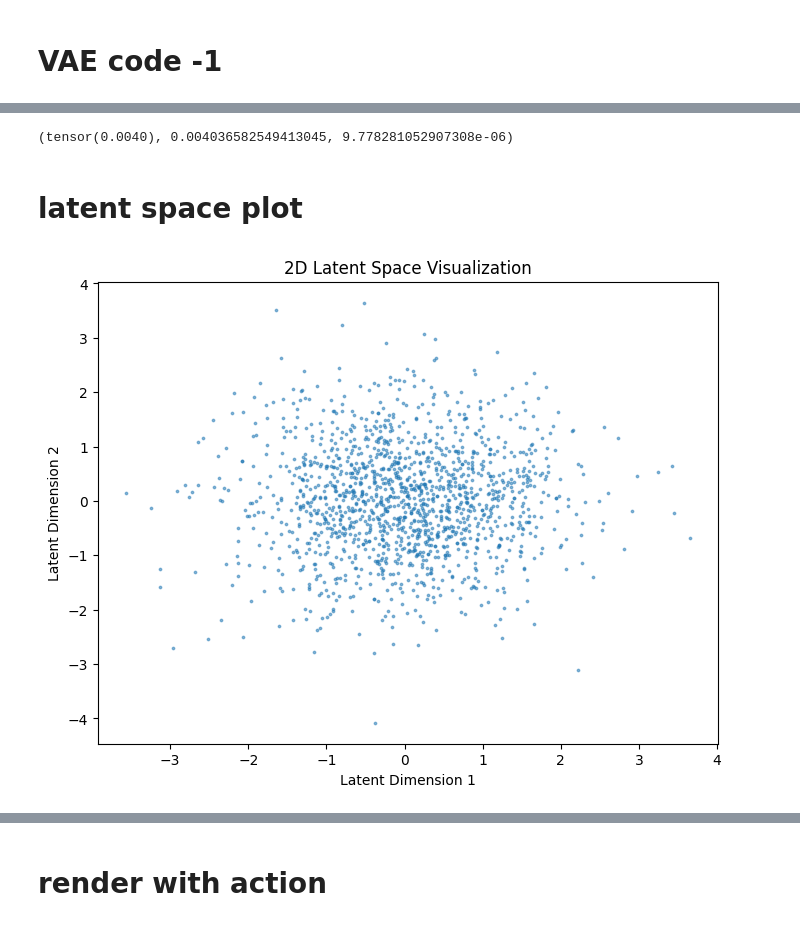
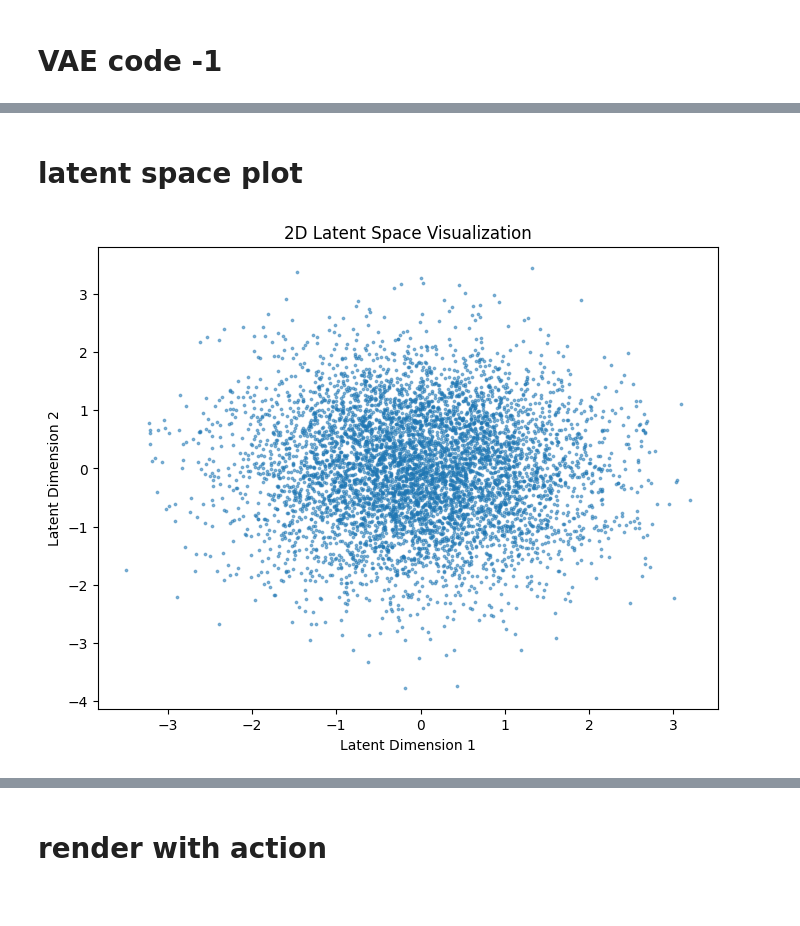
Before and after one commit to Nockda/dissertation, a Jupyter notebook: rl-baselines3-zoo-master/vae_clean_submit.ipynb, the cells around one changed output, grey strips where cells are left out. Saved outputs shown, nothing was run; the diff lists cells and outputs as text; code cells hidden in the pictures.

```diff
--- a/rl-baselines3-zoo-master/vae_clean_submit.ipynb
+++ b/rl-baselines3-zoo-master/vae_clean_submit.ipynb
@@ -233,7 +222,7 @@ from torch.utils.data.dataset import random_split
 
 # Assuming combined_tensor is your data
 # Convert the data to float32
-dataset = TensorDataset(combined_tensor.float())
+# dataset = TensorDataset(combined_tensor.float())
 
 # Define the data loader
 batch_size = 512  # adjust as necessary
@@ -251,12 +240,12 @@ test_loader = DataLoader(test_dataset, batch_size=batch_size, shuffle=True)
 
 # Hyperparameters
 input_shape = combined_tensor.shape[1] * combined_tensor.shape[2]  # modify this to match your data
-hidden_dim1 = 512  # modify as needed
-hidden_dim2 = 256  # modify as needed
+hidden_dim1 = 128  # modify as needed
+hidden_dim2 = 64  # modify as needed
 hidden_dim3 = 24  # modify as needed
 latent_dim = 2  # modify as needed
 lr = 5e-5  # learning rate
-n_epochs = 50  # modify as needed
+n_epochs = 200  # modify as needed
 beta = 0.2
 
 # Model, optimizer, and loss function
@@ -271,13 +260,14 @@ def train(epoch, model, optimizer, loss_fn, train_loader):
     train_loss = 0
     total_recon_loss = 0
     total_kl_div = 0
-    for i, batch in enumerate(train_loader):  # using train_loader instead of dataloader
-        batch_data = batch[0]  # get the data from the batch
+    for i, (batch_data, batch_labels) in enumerate(train_loader):  # using train_loader instead of dataloader
+#         batch_data = batch[0]  # get the data from the batch
 
         optimizer.zero_grad()
 
         # Flatten the data
         batch_data = batch_data.view(batch_data.size(0), -1)
+        batch_data = batch_data.float()
 
         reconstructed_batch, mu, log_var = model(batch_data)
 
@@ -350,11 +340,10 @@ def evaluate(model, loss_fn, dataloader):
     total_recon_loss = 0
     total_kl_div = 0
     with torch.no_grad():
-        for i, batch in enumerate(dataloader):
-            batch_data = batch[0]  # get the data from the batch
-
+        for i, (batch_data, _) in enumerate(dataloader):  # batch_data와 레이블을 분리합니다.
             # Flatten the data
             batch_data = batch_data.view(batch_data.size(0), -1)
+            batch_data = batch_data.float()
 
             reconstructed_batch, mu, log_var = model(batch_data)
 
@@ -370,36 +359,34 @@ def evaluate(model, loss_fn, dataloader):
     avg_kl_div = total_kl_div / len(dataloader.dataset)
 
     return avg_loss, avg_recon_loss, avg_kl_div
+
+
 evaluate(model, loss_fn, test_loader)
-# %% [output]
-(tensor(0.0040), 0.004036582549413045, 9.778281052907308e-06)
 # %% [markdown]
 # latent space plot
 # %%
-import numpy as np
-
 # Get latent space representations for all data points
 latent_vectors = []
 model.eval()
 with torch.no_grad():
-    for batch in test_loader:
-        batch_data = batch[0]
+    for batch_data, _ in test_loader: # batch_data와 레이블을 분리합니다.
         batch_data = batch_data.view(batch_data.size(0), -1)
+        batch_data = batch_data.float()
         mu, log_var = model.encoder(batch_data)
         z = model.reparameterize(mu, log_var)
         latent_vectors.append(z)
 
 dance_latent_vectors = torch.cat(latent_vectors, dim=0).numpy()
 
 # Plot the data in 2D latent space
 plt.figure(figsize=(8, 6))
 plt.scatter(dance_latent_vectors[:, 0], dance_latent_vectors[:, 1], alpha=0.5, s=3)
 plt.xlabel('Latent Dimension 1')
 plt.ylabel('Latent Dimension 2')
 plt.title('2D Latent Space Visualization')
 plt.show()
 # %% [output]
-[figure, old version]
+[figure, new version]
 # %%
 with torch.no_grad():
     for batch in test_loader:
```
Also changed, not shown: parts of 27 cells of this notebook, 13 other files.
